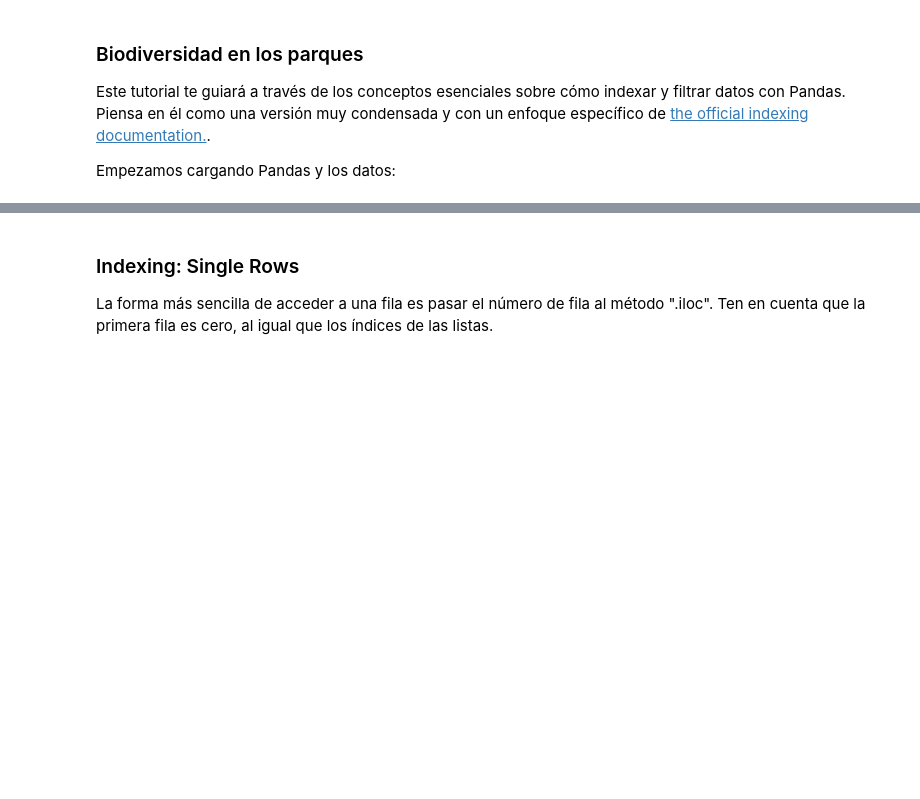
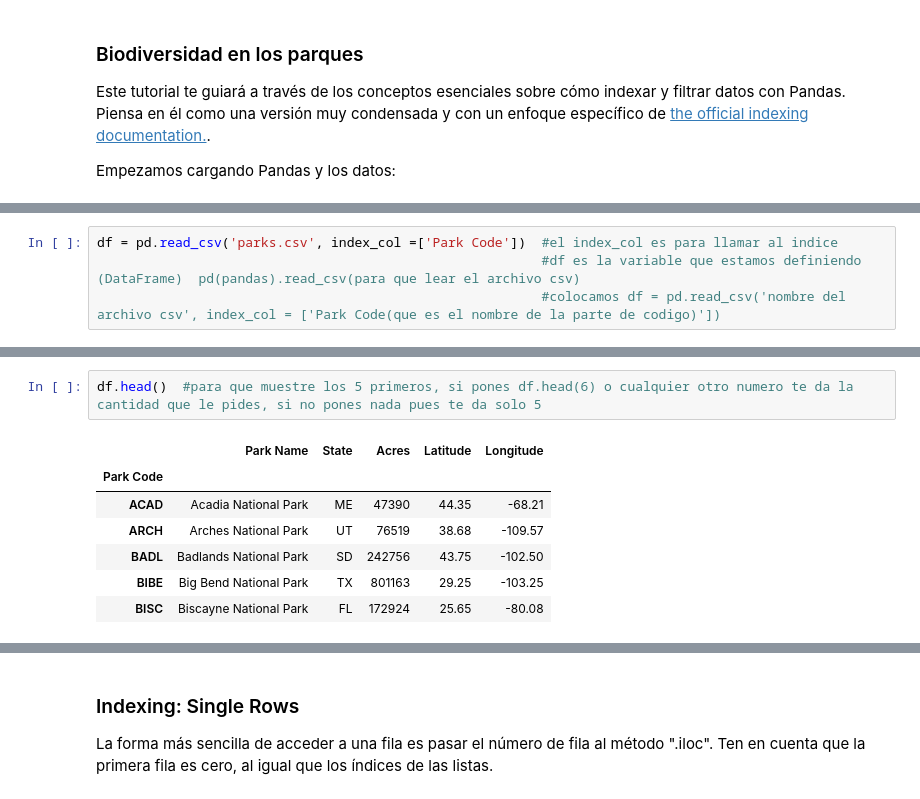
Before and after one commit to tucubanit0/Big-Data, a Jupyter notebook: acceso_a_datos_con_pandas.ipynb, the cells around one changed output, grey strips where cells are left out. Drawn from its saved outputs; the diff is of its cells as text; blank space fills up the shorter version.

```diff
--- a/acceso_a_datos_con_pandas.ipynb
+++ b/acceso_a_datos_con_pandas.ipynb
@@ -5,0 +8,4 @@ Empezamos cargando Pandas y los datos:
+# %%
+df = pd.read_csv('parks.csv', index_col =['Park Code'])  #el index_col es para llamar al indice
+                                                         #df es la variable que estamos definiendo (DataFrame)  pd(pandas).read_csv(para que lear el archivo csv)
+                                                         #colocamos df = pd.read_csv('nombre del archivo csv', index_col = ['Park Code(que es el nombre de la parte de codigo)'])
@@ -5,0 +32,10 @@ Empezamos cargando Pandas y los datos:
+# %%
+df.head()  #para que muestre los 5 primeros, si pones df.head(6) o cualquier otro numero te da la cantidad que le pides, si no pones nada pues te da solo 5
+# %% [output]
+|  | Park Name | State | Acres | Latitude | Longitude |
+| Park Code |  |  |  |  |  |
+| ACAD | Acadia National Park | ME | 47390 | 44.35 | -68.21 |
+| ARCH | Arches National Park | UT | 76519 | 38.68 | -109.57 |
+| BADL | Badlands National Park | SD | 242756 | 43.75 | -102.50 |
+| BIBE | Big Bend National Park | TX | 801163 | 29.25 | -103.25 |
+| BISC | Biscayne National Park | FL | 172924 | 25.65 | -80.08 |
```
Also changed, not shown: parts of 13 cells of this notebook, 2 other files.
